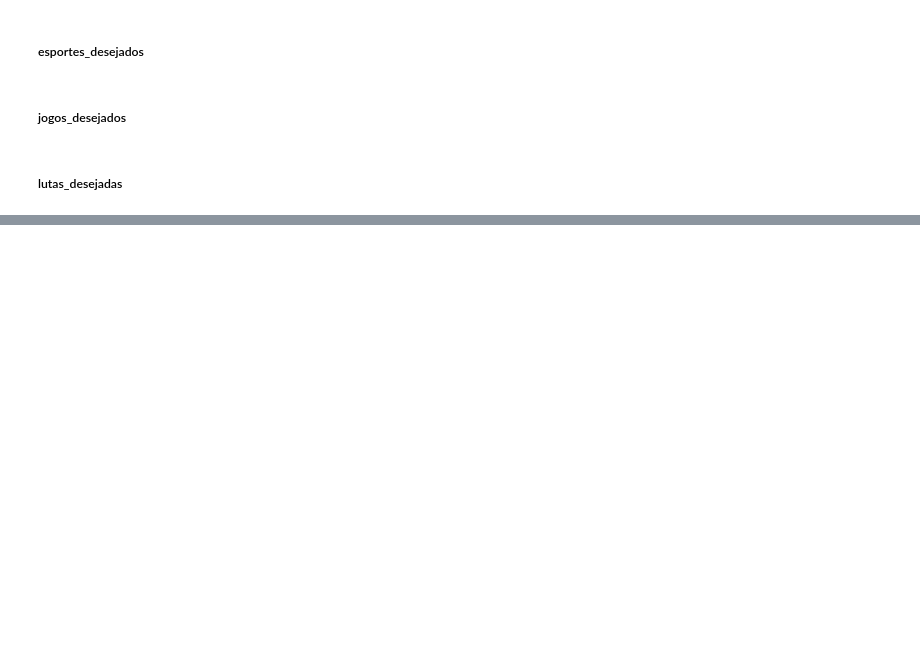
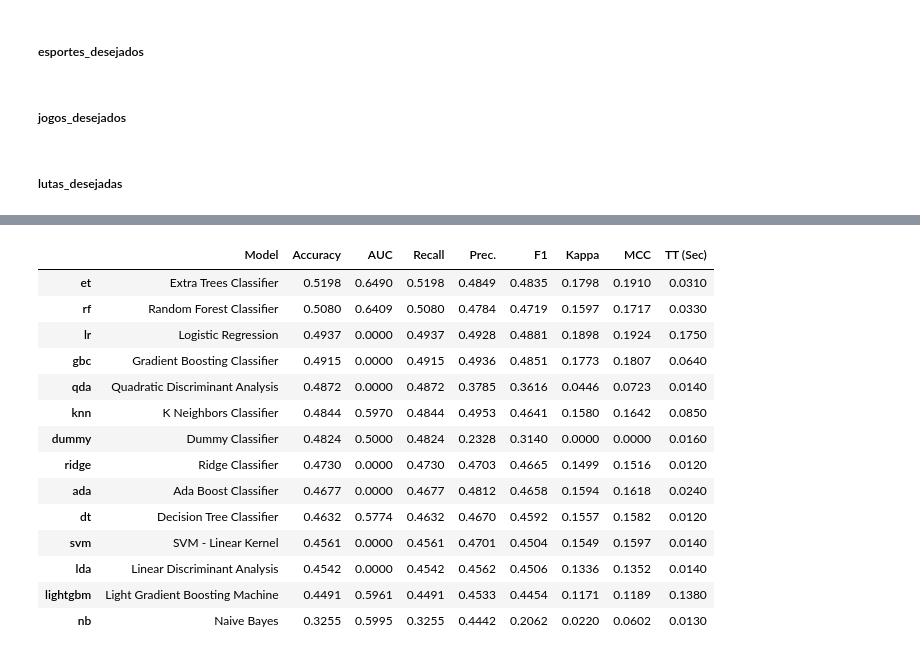
Before and after one commit to joao-rod/tcc, a Jupyter notebook: tcc.ipynb, the cells around one changed output, grey strips where cells are left out. Saved outputs shown, nothing was run; the diff lists cells and outputs as text; code cells hidden in the pictures; blank space fills up the shorter version.

```diff
--- a/tcc.ipynb
+++ b/tcc.ipynb
@@ -354,0 +394,3 @@ df.drop('aux', axis=1, inplace=True)
+# %%
+s = ClassificationExperiment()
+s.setup(df, target='curso', session_id=123)
@@ -354,0 +416,3 @@ df.drop('aux', axis=1, inplace=True)
+# %%
+best = s.compare_models()
+# %% [output]
@@ -354,0 +420,15 @@ df.drop('aux', axis=1, inplace=True)
+|  | Model | Accuracy | AUC | Recall | Prec. | F1 | Kappa | MCC | TT (Sec) |
+| et | Extra Trees Classifier | 0.5198 | 0.6490 | 0.5198 | 0.4849 | 0.4835 | 0.1798 | 0.1910 | 0.0310 |
+| rf | Random Forest Classifier | 0.5080 | 0.6409 | 0.5080 | 0.4784 | 0.4719 | 0.1597 | 0.1717 | 0.0330 |
+| lr | Logistic Regression | 0.4937 | 0.0000 | 0.4937 | 0.4928 | 0.4881 | 0.1898 | 0.1924 | 0.1750 |
+| gbc | Gradient Boosting Classifier | 0.4915 | 0.0000 | 0.4915 | 0.4936 | 0.4851 | 0.1773 | 0.1807 | 0.0640 |
+| qda | Quadratic Discriminant Analysis | 0.4872 | 0.0000 | 0.4872 | 0.3785 | 0.3616 | 0.0446 | 0.0723 | 0.0140 |
+| knn | K Neighbors Classifier | 0.4844 | 0.5970 | 0.4844 | 0.4953 | 0.4641 | 0.1580 | 0.1642 | 0.0850 |
+| dummy | Dummy Classifier | 0.4824 | 0.5000 | 0.4824 | 0.2328 | 0.3140 | 0.0000 | 0.0000 | 0.0160 |
+| ridge | Ridge Classifier | 0.4730 | 0.0000 | 0.4730 | 0.4703 | 0.4665 | 0.1499 | 0.1516 | 0.0120 |
+| ada | Ada Boost Classifier | 0.4677 | 0.0000 | 0.4677 | 0.4812 | 0.4658 | 0.1594 | 0.1618 | 0.0240 |
+| dt | Decision Tree Classifier | 0.4632 | 0.5774 | 0.4632 | 0.4670 | 0.4592 | 0.1557 | 0.1582 | 0.0120 |
+| svm | SVM - Linear Kernel | 0.4561 | 0.0000 | 0.4561 | 0.4701 | 0.4504 | 0.1549 | 0.1597 | 0.0140 |
+| lda | Linear Discriminant Analysis | 0.4542 | 0.0000 | 0.4542 | 0.4562 | 0.4506 | 0.1336 | 0.1352 | 0.0140 |
+| lightgbm | Light Gradient Boosting Machine | 0.4491 | 0.5961 | 0.4491 | 0.4533 | 0.4454 | 0.1171 | 0.1189 | 0.1380 |
+| nb | Naive Bayes | 0.3255 | 0.5995 | 0.3255 | 0.4442 | 0.2062 | 0.0220 | 0.0602 | 0.0130 |
```
Also changed, not shown: parts of 13 cells of this notebook, 6 other files.
